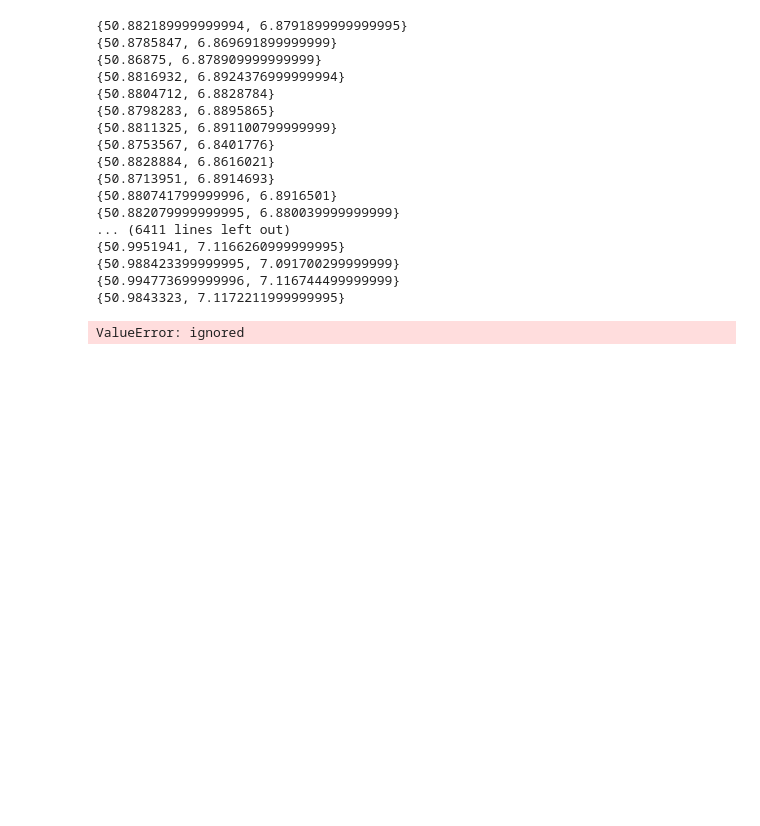
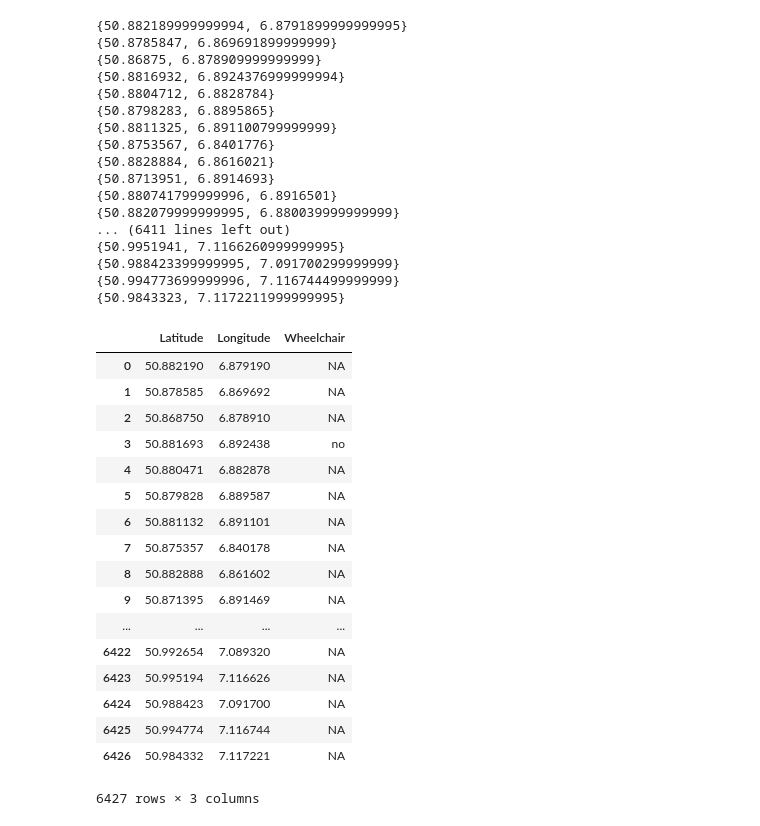
Before and after one commit to gabordun/Python_workshops, a Jupyter notebook: json_workshop.ipynb, the cells around one changed output. Cells and saved outputs as stored; diff of their text form; code cells hidden in the pictures; blank space fills up the shorter version.

```diff
--- a/json_workshop.ipynb
+++ b/json_workshop.ipynb
@@ -69,17 +69,38 @@ for i in range(0,len(data3)):
 # %%
 latitude = []
 longitude = []
 wheelchair = []
 for i in range(0,len(data3)):
   latitude.append(data3[i]['position']['lat'])
   longitude.append(data3[i]['position']['lng'])
   try:
-    if(data3[i]['architecture']['wheelchair']):
-      wheelchair.append(data3[i]['architecture']['wheelchair'])
+    if(data3[i]['architecture']):
+      if(data3[i]['architecture']['wheelchair']):
+        wheelchair.append(data3[i]['architecture']['wheelchair'])
+      else:
+        wheelchair.append('NA')
   except:
+    wheelchair.append('NA')
     continue
 
 df = pd.DataFrame(data = {'Latitude':latitude,'Longitude':longitude,'Wheelchair':wheelchair})
 df
 # %% [output]
+|  | Latitude | Longitude | Wheelchair |
+| 0 | 50.882190 | 6.879190 | NA |
+| 1 | 50.878585 | 6.869692 | NA |
+| 2 | 50.868750 | 6.878910 | NA |
+| 3 | 50.881693 | 6.892438 | no |
+| 4 | 50.880471 | 6.882878 | NA |
+| 5 | 50.879828 | 6.889587 | NA |
+| 6 | 50.881132 | 6.891101 | NA |
+| 7 | 50.875357 | 6.840178 | NA |
+| 8 | 50.882888 | 6.861602 | NA |
+| 9 | 50.871395 | 6.891469 | NA |
+| ... | ... | ... | ... |
+| 6422 | 50.992654 | 7.089320 | NA |
+| 6423 | 50.995194 | 7.116626 | NA |
+| 6424 | 50.988423 | 7.091700 | NA |
+| 6425 | 50.994774 | 7.116744 | NA |
+| 6426 | 50.984332 | 7.117221 | NA |
-ValueError: ignored
+6427 rows × 3 columns
```
Also changed, not shown: parts of 1 cell of this notebook.
